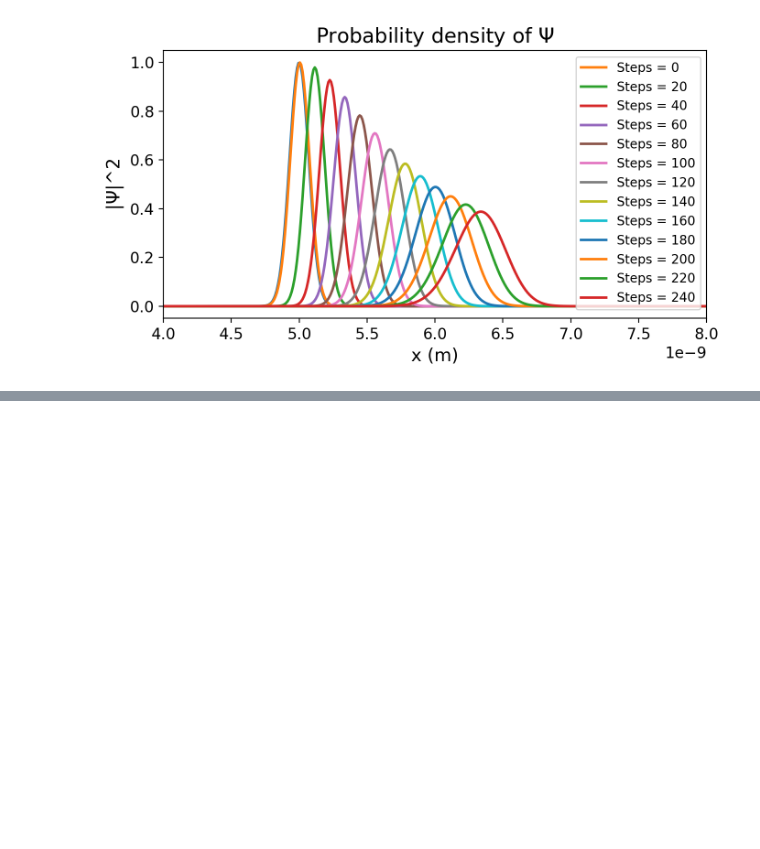
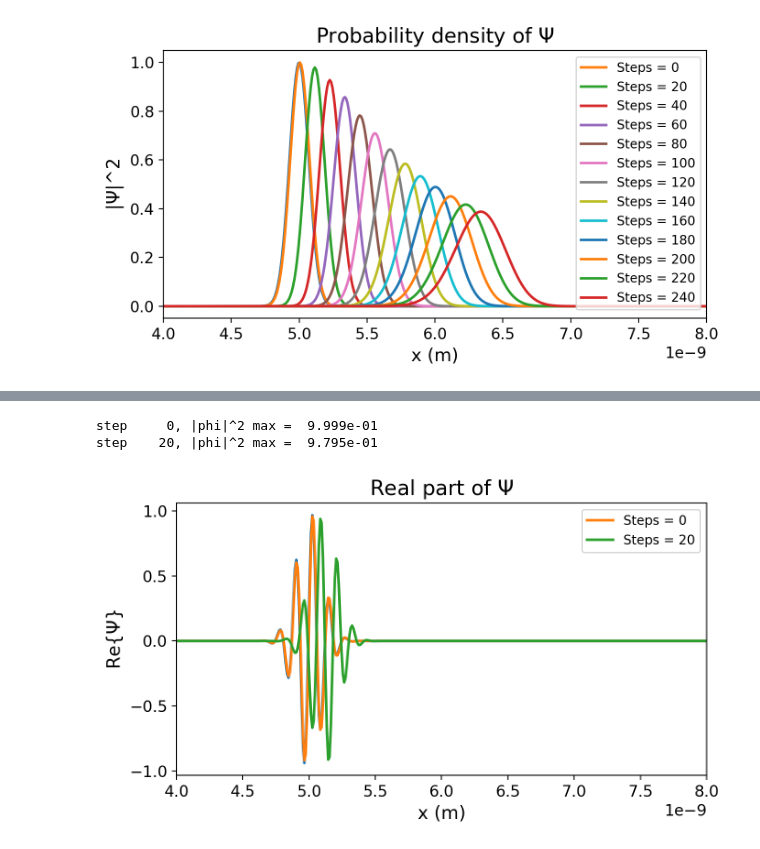
Before and after one commit to chrissellgrenbackup/computational-physics, a Jupyter notebook: hw5/hw5.ipynb, the cells around one changed output, grey strips where cells are left out. Drawn from its saved outputs; the diff is of its cells as text; code cells hidden in the pictures; blank space fills up the shorter version.

Commit message:
adding real psi gif

```diff
--- a/hw5/hw5.ipynb
+++ b/hw5/hw5.ipynb
@@ -419,0 +332,35 @@ Saved psi_evolution.gif
+# %%
+# plot real part of psi
+n_steps = 21
+phi = phi0.astype(complex)
+phi = phi.copy()
+frames_real = []
+
+plt.figure(figsize=(7,4))
+plt.plot(x, np.real(phi))
+plt.xlabel("x (m)")
+plt.ylabel(r"Re{$\Psi$}")
+plt.title(r"Real part of $\Psi$")
+
+for n in range(n_steps):
+    v = B.dot(phi)
+    # enforce boundary conditions
+    v[0] = 0.0 + 0.0j
+    v[-1] = 0.0 + 0.0j
+
+    phi = np.linalg.solve(A, v)
+
+    if n % 20 == 0:
+        # store a snapshot for diagnostics/plotting
+        frames_real.append(phi.copy())
+        print(f"step {n:5d}, |phi|^2 max = {np.max(np.abs(phi)**2): .3e}")
+        plt.plot(x, np.real(phi),label="Steps = {}".format(n))
+
+plt.legend(loc='upper right')
+plt.xlim(0.4e-8,0.8e-8)
+plt.tight_layout()
+plt.savefig("figs/realpsi.png", dpi=350, bbox_inches='tight')
+# %% [output]
+step     0, |phi|^2 max =  9.999e-01
+step    20, |phi|^2 max =  9.795e-01
+[figure, added]
```
Also changed, not shown: parts of 5 cells of this notebook.
